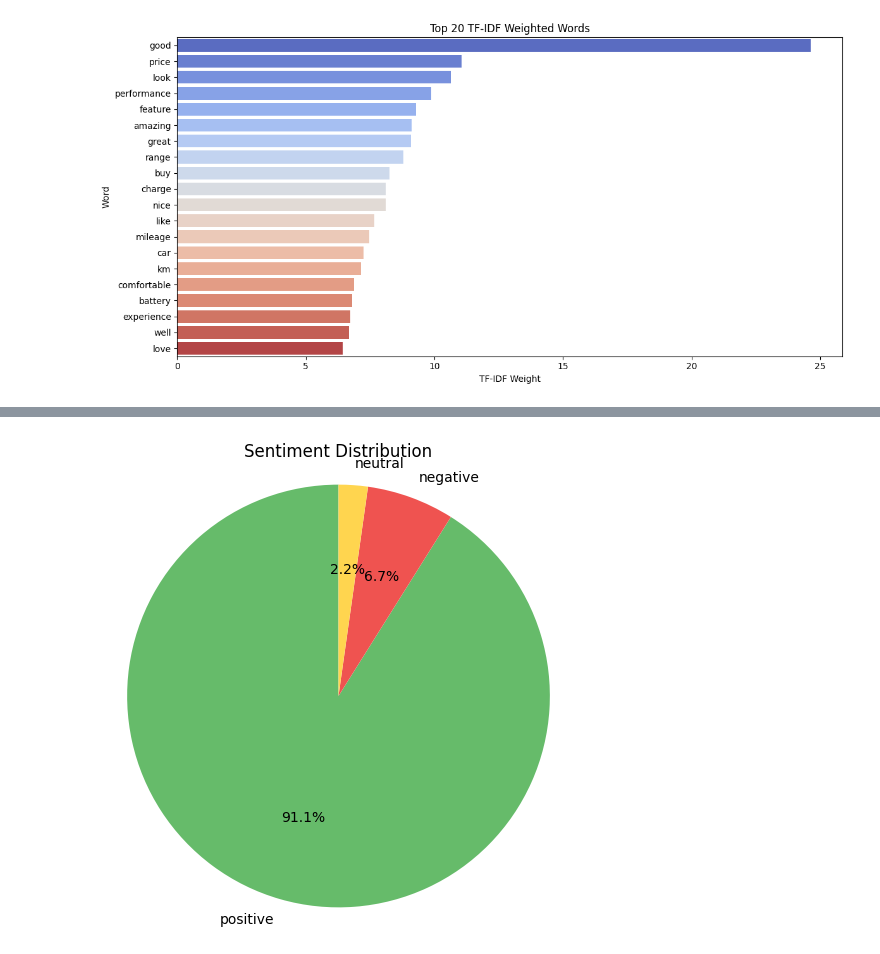
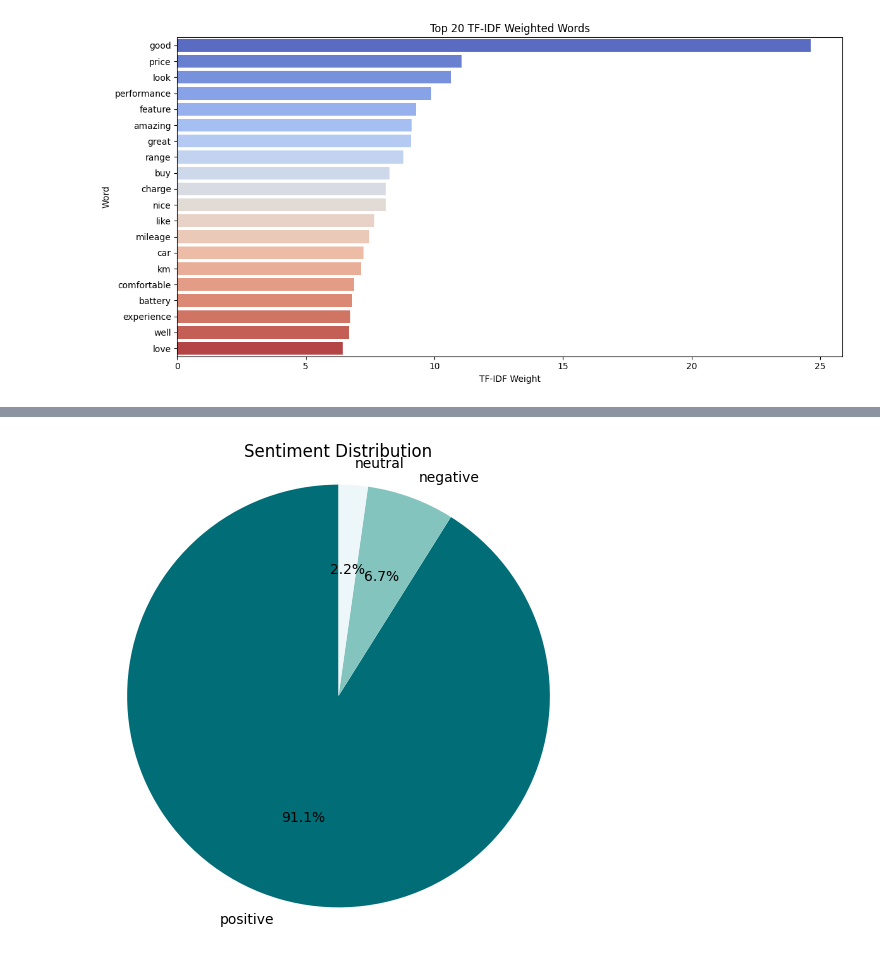
Before and after one commit to ChethasReddy/ev-sentiment-kpi-analysis, a Jupyter notebook: ev_analysis.ipynb, the cells around one changed output, grey strips where cells are left out. Cells and saved outputs as stored; diff of their text form; code cells hidden in the pictures.

```diff
--- a/ev_analysis.ipynb
+++ b/ev_analysis.ipynb
@@ -280,36 +280,36 @@ positive_keywords = [
 
 negative_keywords = [
     "hate", "bad", "terrible", "worst", "slow", "loud", "uncomfortable", "broken",
-    "problem", "issue", "disappointing", "expensive", "poor", "waste", "lag"
+    "problem", "issue", "disappointing", "expensive", "poor", "waste", "slow"
 ]
 
 from afinn import Afinn
 
 afn = Afinn()
 scores = [afn.score(review) for review in df_reviews['Review']]
 sentiments = ['positive' if score > 0
                 else 'negative' if score < 0
                     else 'neutral'
                         for score in scores]
 
 df_scores = pd.DataFrame()
 df_scores['Review'] =  df_reviews['Review']
 df_scores['Score'] = scores
 df_scores['Sentiment'] = sentiments
 df_scores
 
 counts = df_scores["Sentiment"].value_counts()
 
 plt.figure(figsize=(6,6))
 plt.pie(
     counts,
     labels=counts.index,
     autopct='%1.1f%%',
     startangle=90,
-    colors=['#66bb6a', '#ef5350', '#ffd54f']  # green for positive, red for negative
+    colors=["#006d77", "#83c5be", "#edf6f9"]
 )
 plt.title('Sentiment Distribution')
-plt.axis('equal')  # Equal aspect ratio ensures the pie is drawn as a circle.
+plt.axis('equal')
 plt.show()
 # %% [output]
-[figure, old version]
+[figure, new version]
```
Also changed, not shown: parts of 4 cells of this notebook.
